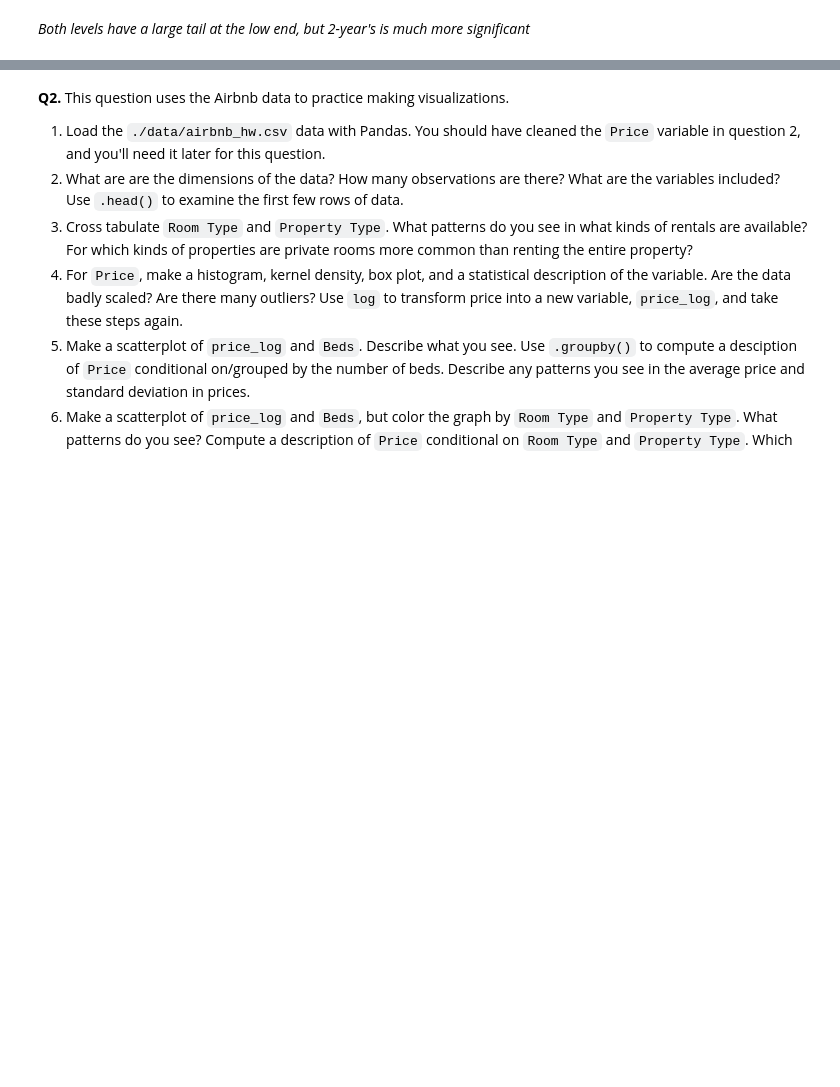
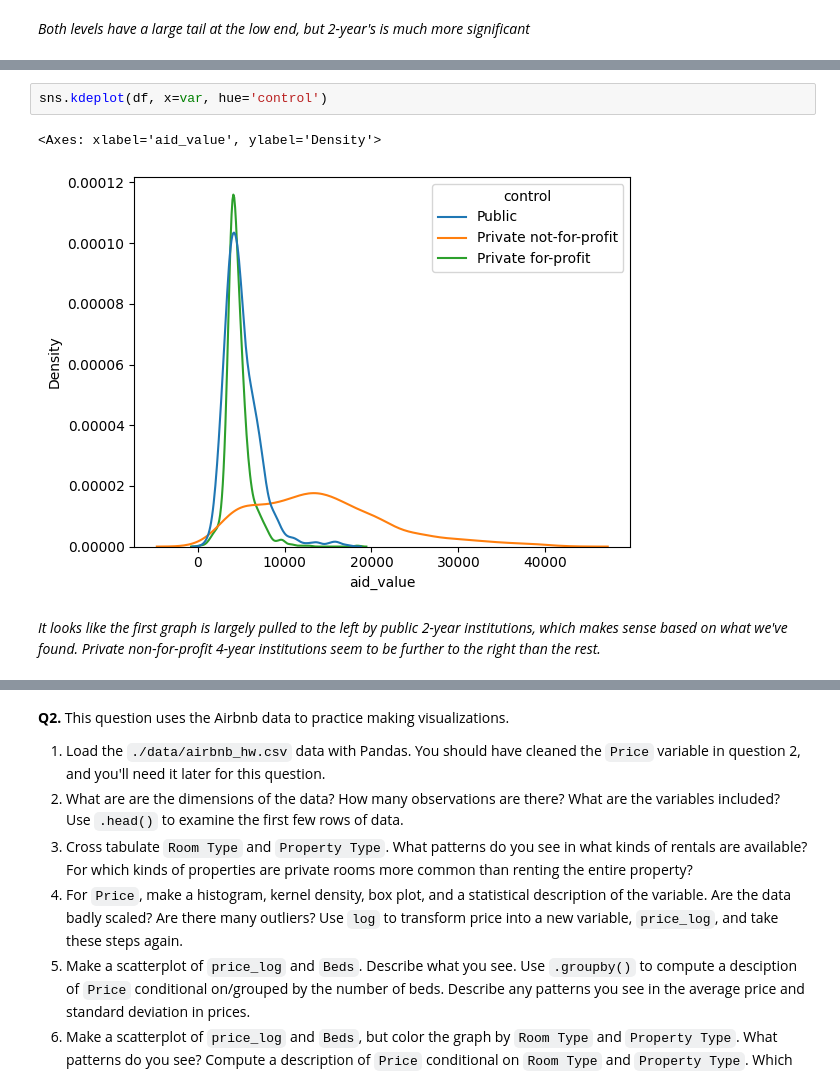
Before and after one commit to 22ai/ds3001-visualization, a Jupyter notebook: assignment/assignment.ipynb, the cells around one changed output, grey strips where cells are left out. Saved outputs shown, nothing was run; the diff lists cells and outputs as text; blank space fills up the shorter version.

```diff
--- a/assignment/assignment.ipynb
+++ b/assignment/assignment.ipynb
@@ -119,0 +157,7 @@ df.loc[:,['control','grad_100_value']].groupby('control').describe()
+# %%
+sns.kdeplot(df, x=var, hue='control')
+# %% [output]
+<Axes: xlabel='aid_value', ylabel='Density'>
+[figure, added]
+# %% [markdown]
+*It looks like the first graph is largely pulled to the left by public 2-year institutions, which makes sense based on what we've found. Private non-for-profit 4-year institutions seem to be further to the right than the rest.*
```
Also changed, not shown: parts of 57 cells of this notebook, 13 other files.
